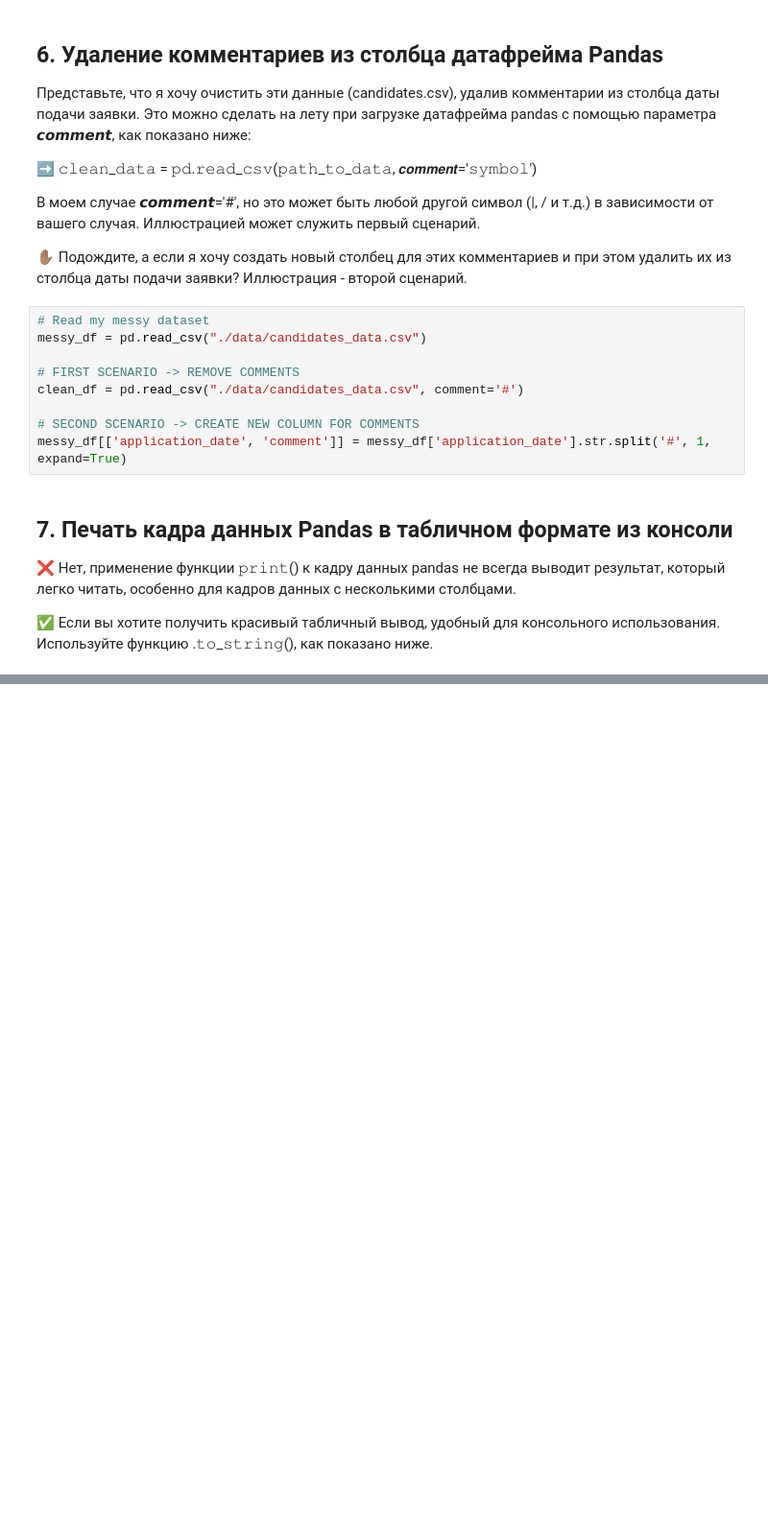
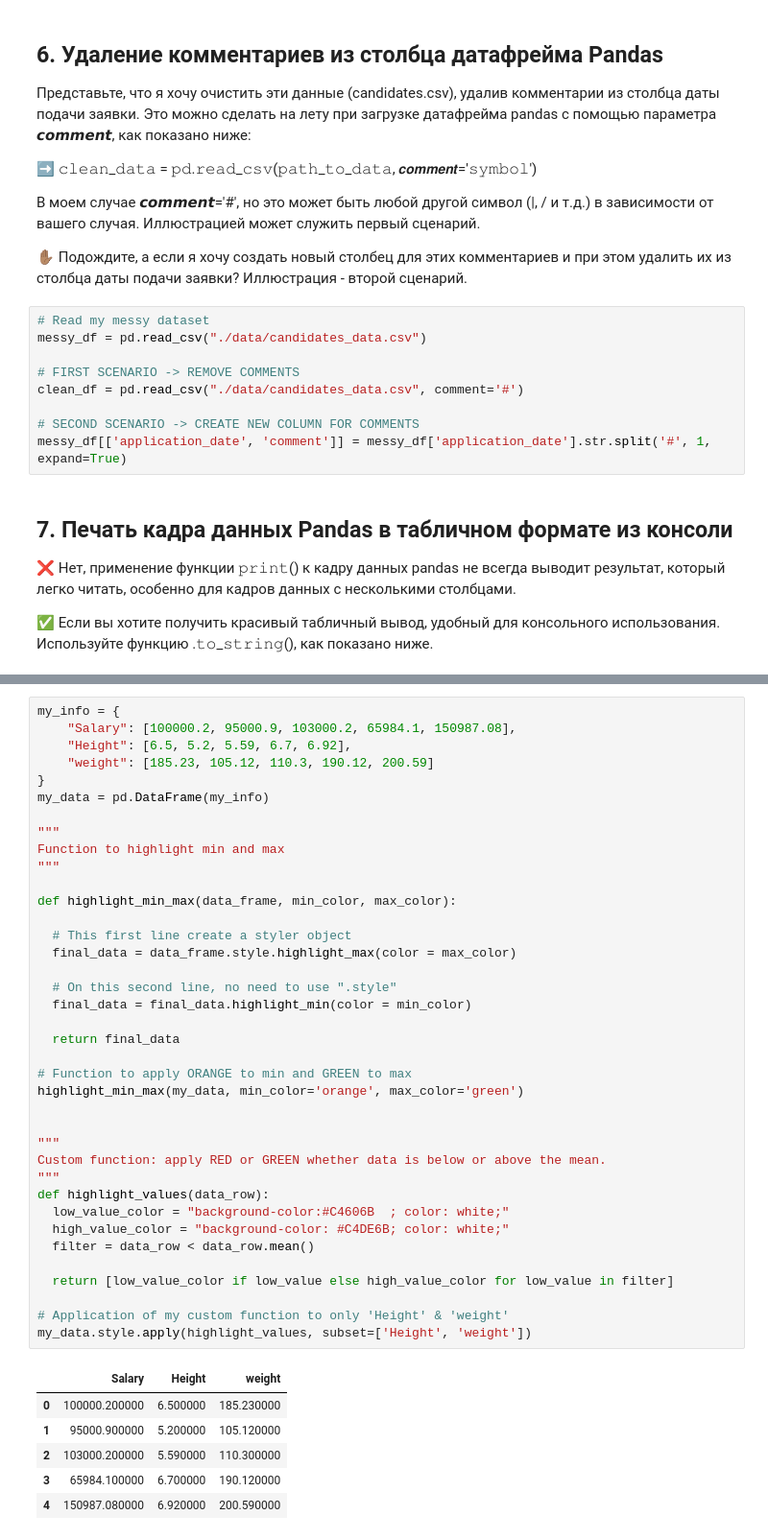
Before and after one commit to NikitaVenediktov/My_education, a Jupyter notebook: Medium_papers/Python and pandas/1 chapter.ipynb, the cells around one changed output, grey strips where cells are left out. Shown at 96% size. Cells and saved outputs as stored; diff of their text form; blank space fills up the shorter version.

```diff
--- a/Medium_papers/Python and pandas/1 chapter.ipynb
+++ b/Medium_papers/Python and pandas/1 chapter.ipynb
@@ -213,0 +261,45 @@ messy_df[['application_date', 'comment']] = messy_df['application_date'].str.spl
+# %%
+my_info = {
+    "Salary": [100000.2, 95000.9, 103000.2, 65984.1, 150987.08],
+    "Height": [6.5, 5.2, 5.59, 6.7, 6.92],
+    "weight": [185.23, 105.12, 110.3, 190.12, 200.59]
+}
+my_data = pd.DataFrame(my_info)
+
+"""
+Function to highlight min and max
+"""
+
+def highlight_min_max(data_frame, min_color, max_color):
+
+  # This first line create a styler object
+  final_data = data_frame.style.highlight_max(color = max_color)
+
+  # On this second line, no need to use ".style"
+  final_data = final_data.highlight_min(color = min_color)
+
+  return final_data
+
+# Function to apply ORANGE to min and GREEN to max
+highlight_min_max(my_data, min_color='orange', max_color='green')
+
+
+"""
+Custom function: apply RED or GREEN whether data is below or above the mean.
+"""
+def highlight_values(data_row):
+  low_value_color = "background-color:#C4606B  ; color: white;"
+  high_value_color = "background-color: #C4DE6B; color: white;"
+  filter = data_row < data_row.mean()
+
+  return [low_value_color if low_value else high_value_color for low_value in filter]
+
+# Application of my custom function to only 'Height' & 'weight'
+my_data.style.apply(highlight_values, subset=['Height', 'weight'])
+# %% [output]
+|  | Salary | Height | weight |
+| 0 | 100000.200000 | 6.500000 | 185.230000 |
+| 1 | 95000.900000 | 5.200000 | 105.120000 |
+| 2 | 103000.200000 | 5.590000 | 110.300000 |
+| 3 | 65984.100000 | 6.700000 | 190.120000 |
+| 4 | 150987.080000 | 6.920000 | 200.590000 |
```
Also changed, not shown: parts of 17 cells of this notebook, 1 other file.
